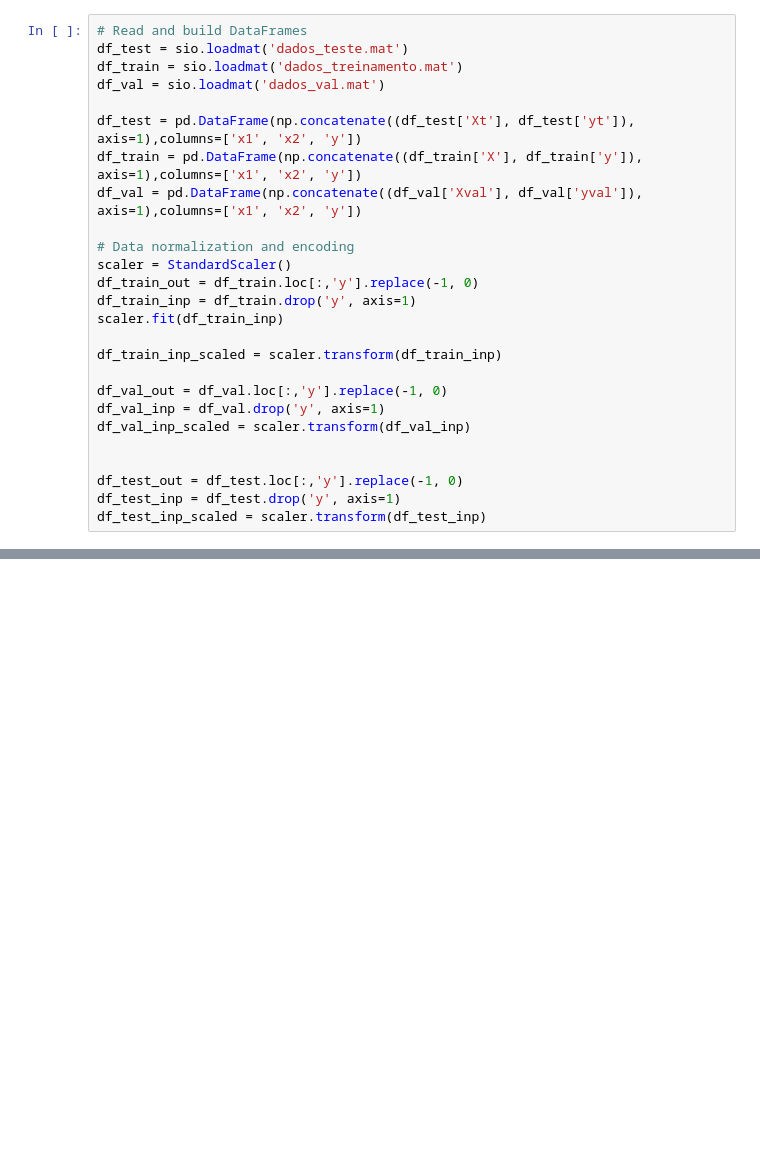
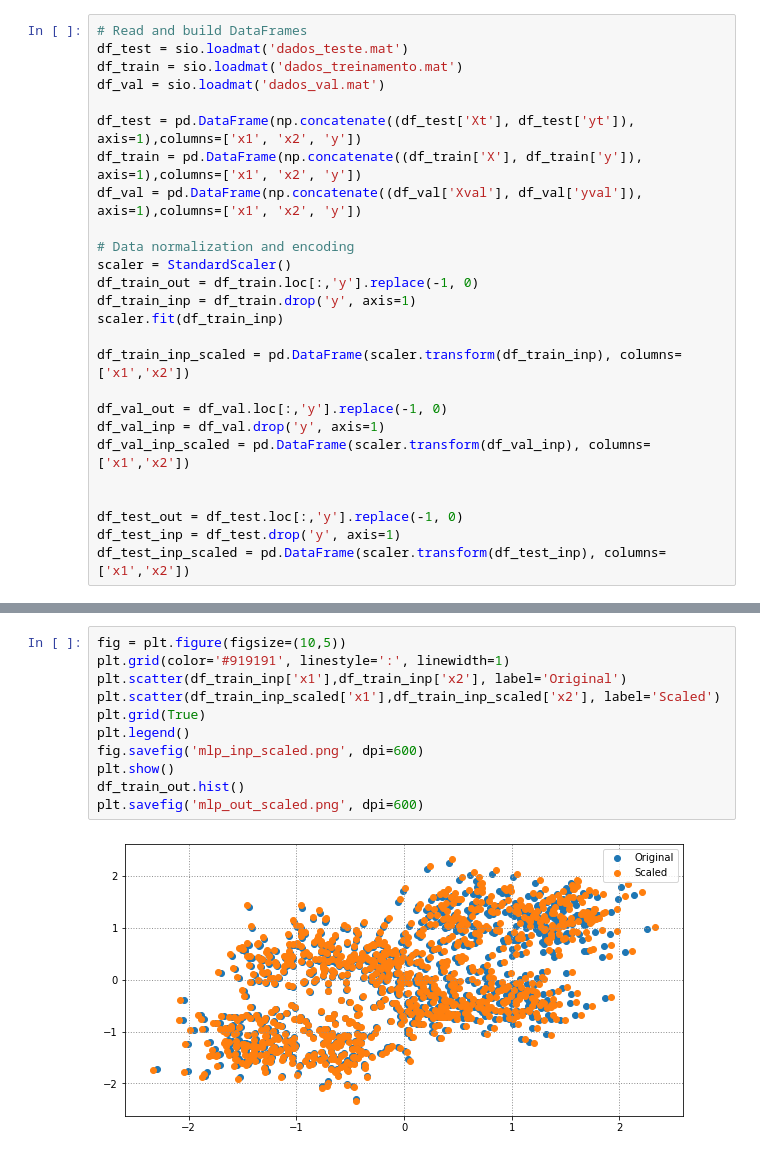
Before and after one commit to carneirofc/IA006, a Jupyter notebook: EFC3/mlp.ipynb, the cells around one changed output, grey strips where cells are left out. Drawn from its saved outputs; the diff is of its cells as text; blank space fills up the shorter version.

```diff
--- a/EFC3/mlp.ipynb
+++ b/EFC3/mlp.ipynb
@@ -62,13 +66,13 @@ df_train_out = df_train.loc[:,'y'].replace(-1, 0)
 df_train_inp = df_train.drop('y', axis=1)
 scaler.fit(df_train_inp)
 
-df_train_inp_scaled = scaler.transform(df_train_inp)
+df_train_inp_scaled = pd.DataFrame(scaler.transform(df_train_inp), columns=['x1','x2'])
 
 df_val_out = df_val.loc[:,'y'].replace(-1, 0)
 df_val_inp = df_val.drop('y', axis=1)
-df_val_inp_scaled = scaler.transform(df_val_inp)
+df_val_inp_scaled = pd.DataFrame(scaler.transform(df_val_inp), columns=['x1','x2'])
 
 
 df_test_out = df_test.loc[:,'y'].replace(-1, 0)
 df_test_inp = df_test.drop('y', axis=1)
-df_test_inp_scaled = scaler.transform(df_test_inp)
+df_test_inp_scaled = pd.DataFrame(scaler.transform(df_test_inp), columns=['x1','x2'])
@@ -74,0 +86,13 @@ df_test_inp_scaled = scaler.transform(df_test_inp)
+# %%
+fig = plt.figure(figsize=(10,5))
+plt.grid(color='#919191', linestyle=':', linewidth=1)
+plt.scatter(df_train_inp['x1'],df_train_inp['x2'], label='Original')
+plt.scatter(df_train_inp_scaled['x1'],df_train_inp_scaled['x2'], label='Scaled')
+plt.grid(True)
+plt.legend()
+fig.savefig('mlp_inp_scaled.png', dpi=600)
+plt.show()
+df_train_out.hist()
+plt.savefig('mlp_out_scaled.png', dpi=600)
+# %% [output]
+[figure, added]
```
Also changed, not shown: parts of 11 cells of this notebook, 14 other files.
